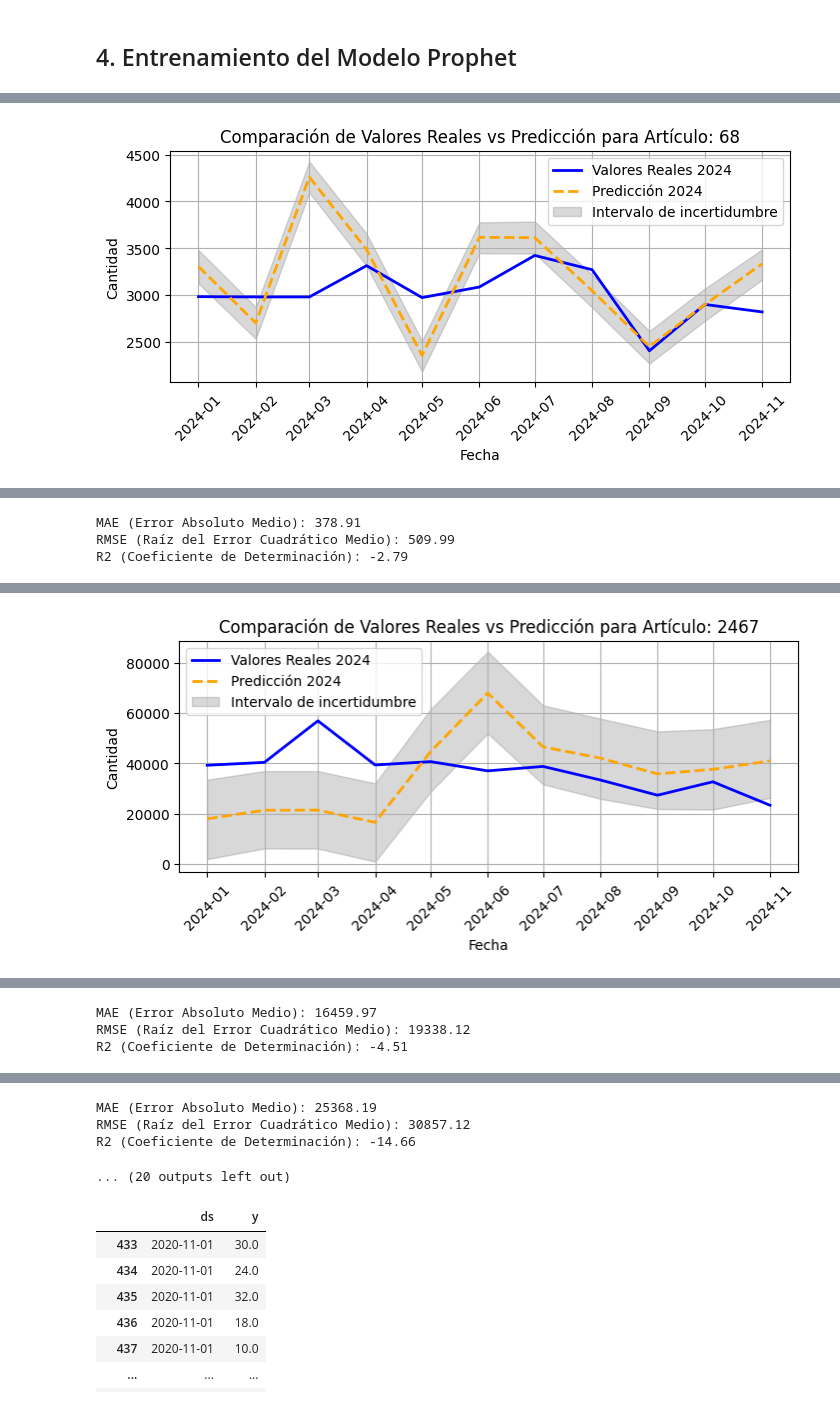
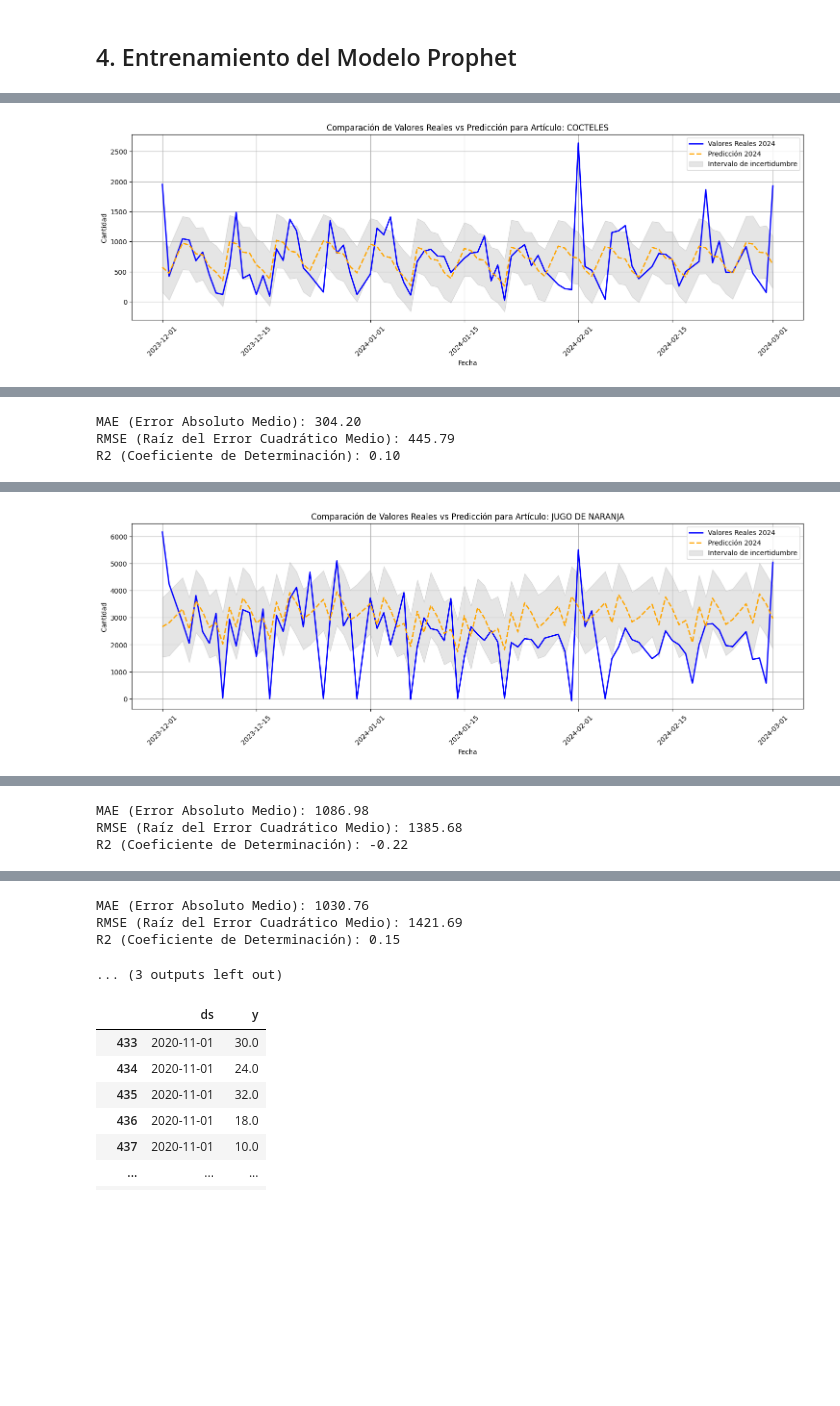
Before and after one commit to jorgec79mx/CapstoneProject_Final, a Jupyter notebook: notebooks/Prediccion_Delli_Prophets.ipynb, the cells around one changed output, grey strips where cells are left out. Saved outputs shown, nothing was run; the diff lists cells and outputs as text; code cells hidden in the pictures; blank space fills up the shorter version.

```diff
--- a/notebooks/Prediccion_Delli_Prophets.ipynb
+++ b/notebooks/Prediccion_Delli_Prophets.ipynb
@@ -25,4 +27,4 @@ import re
 
 Los datos se generaron directamente de la base de datos MSSQL con las ventas reales de la empresa HBS-Delli, del 2020 a la fecha (diciembre 2024).
 # %%
-df = pd.read_excel("../data/Ventas_CapstoneProject_Agrupado.xlsx", sheet_name="Ventas")
+df = pd.read_excel("../data/Ventas_CapstoneProject_Agrupado.xlsx", sheet_name="Por_Semana")
@@ -49,3 +33,22 @@ memory usage: 16.8+ MB
+# %%
+def eliminar_datos_atipicos(input_df):
+
+    # Calcular Q1 (percentil 25) y Q3 (percentil 75)
+    Q1 = input_df['cantidad'].quantile(0.25)
+    Q3 = input_df['cantidad'].quantile(0.75)
+    IQR = Q3 - Q1
+
+    # Definir límites para valores no atípicos
+    lower_bound = Q1 - 1.5 * IQR
+    upper_bound = Q3 + 1.5 * IQR
+
+    # Filtrar el DataFrame eliminando valores atípicos
+    df_sin_picos = input_df[(input_df['cantidad'] >= lower_bound) & (input_df['cantidad'] <= upper_bound)]
+
+    #Comentar si se quieren utilizar datos atipicos
+    # df = df_sin_picos
+
+    return df_sin_picos
 # %% [markdown]
 <span style="color:white; font-weight:bold">2.2 Limpieza</span>
 
@@ -103,5 +106,9 @@ df = df.rename(columns={"Cantidad": "cantidad"
 
 # Eliminando información no requerida para el analisis
 df = df.drop(columns=["IEPS_Cuota", "Numero_Orden"])
+
+print(f"Filas antes de eliminar atípicos: {len(df)}")
+df = eliminar_datos_atipicos(df)
+print(f"Filas antes de eliminar atípicos: {len(df)}")
 # %% [output]
 No se encontraron valores nulos en el DataFrame.
@@ -196,9 +184,9 @@ df = df.dropna(subset=["fecha_emision"])
 
 # Filtrar datos de entrenamiento, validación y futuros
 train       = df[df['fecha_emision'] <= '2023-12-01']
-train       = train[train['fecha_emision'] >= '2021-05-01']
-valid       = df[df['fecha_emision'] >= '2024-01-01']
-valid       = valid[valid['fecha_emision'] <= '2024-11-01']
+train       = train[train['fecha_emision'] >= '2020-05-01']
+valid       = df[df['fecha_emision'] >= '2023-12-01']
+valid       = valid[valid['fecha_emision'] <= '2024-03-01']
 
 train_full  = df
 
@@ -254,16 +201,16 @@ fecha_emision
 # %%
 # Obtener la lista de artículos únicos
-articulos_unicos = df['numero_articulo'].unique()
+articulos_unicos = df['linea'].unique()
 
 # Crear una gráfica por cada artículo
 for articulo in articulos_unicos:
     # Filtrar los datos por artículo
-    train_articulo  = train[train['numero_articulo'] == articulo] #.rename(columns={'fecha_emision': 'ds', 'cantidad': 'y'})
+    train_articulo  = train[train['linea'] == articulo] #.rename(columns={'fecha_emision': 'ds', 'cantidad': 'y'})
     #train_articulo  = train_articulo.groupby("fecha_emision")[["cantidad", "costo_total"]].sum().reset_index()
     train_articulo  = train_articulo.groupby("fecha_emision")["cantidad"].sum().reset_index()
     train_articulo  = train_articulo.rename(columns={'fecha_emision': 'ds', 'cantidad': 'y'})
 
-    valid_articulo  = valid[valid['numero_articulo'] == articulo] #.rename(columns={'fecha_emision': 'ds', 'cantidad': 'y'})
+    valid_articulo  = valid[valid['linea'] == articulo] #.rename(columns={'fecha_emision': 'ds', 'cantidad': 'y'})
     valid_articulo  = valid_articulo.groupby("fecha_emision")["cantidad"].sum().reset_index()
     valid_articulo  = valid_articulo.rename(columns={'fecha_emision': 'ds', 'cantidad': 'y'})
 
@@ -290,11 +237,12 @@ for articulo in articulos_unicos:
     forecast_2024   = forecast
 
     # Graficar valores reales y predicciones
-    plt.figure(figsize=(8, 3))
+    plt.figure(figsize=(18, 5))
+    #plt.plot(train_articulo['ds'], train_articulo['y'], label='Valores de entrenamiento', color='green', linewidth=2)
     plt.plot(valid_2024['ds'], valid_2024['y'], label='Valores Reales 2024', color='blue', linewidth=2)
     plt.plot(forecast_2024['ds'], forecast_2024['yhat'], label='Predicción 2024', linestyle='--', color='orange', linewidth=2)
     plt.fill_between(forecast_2024['ds'], forecast_2024['yhat_lower'], forecast_2024['yhat_upper'],
-                     color='gray', alpha=0.3, label='Intervalo de incertidumbre')
+                     color='gray', alpha=0.2, label='Intervalo de incertidumbre')
     plt.xticks(rotation=45)
 
     # Configuración de la gráfica
@@ -319 +267 @@ for articulo in articulos_unicos:
-[figure, old version]
+[figure, new version]
@@ -321,3 +269,3 @@ for articulo in articulos_unicos:
-MAE (Error Absoluto Medio): 378.91
-RMSE (Raíz del Error Cuadrático Medio): 509.99
-R2 (Coeficiente de Determinación): -2.79
+MAE (Error Absoluto Medio): 304.20
+RMSE (Raíz del Error Cuadrático Medio): 445.79
+R2 (Coeficiente de Determinación): 0.10
@@ -325 +273 @@ R2 (Coeficiente de Determinación): -2.79
-[figure, old version]
+[figure, new version]
@@ -327,3 +275,3 @@ R2 (Coeficiente de Determinación): -2.79
-MAE (Error Absoluto Medio): 16459.97
-RMSE (Raíz del Error Cuadrático Medio): 19338.12
-R2 (Coeficiente de Determinación): -4.51
+MAE (Error Absoluto Medio): 1086.98
+RMSE (Raíz del Error Cuadrático Medio): 1385.68
+R2 (Coeficiente de Determinación): -0.22
@@ -333,7 +281,7 @@ R2 (Coeficiente de Determinación): -4.51
-MAE (Error Absoluto Medio): 25368.19
-RMSE (Raíz del Error Cuadrático Medio): 30857.12
-R2 (Coeficiente de Determinación): -14.66
+MAE (Error Absoluto Medio): 1030.76
+RMSE (Raíz del Error Cuadrático Medio): 1421.69
+R2 (Coeficiente de Determinación): 0.15
-... (20 outputs left out)
+... (3 outputs left out)
 # %%
 train_data
 # %% [output]
```
Also changed, not shown: parts of 11 cells of this notebook, 3 other files.
